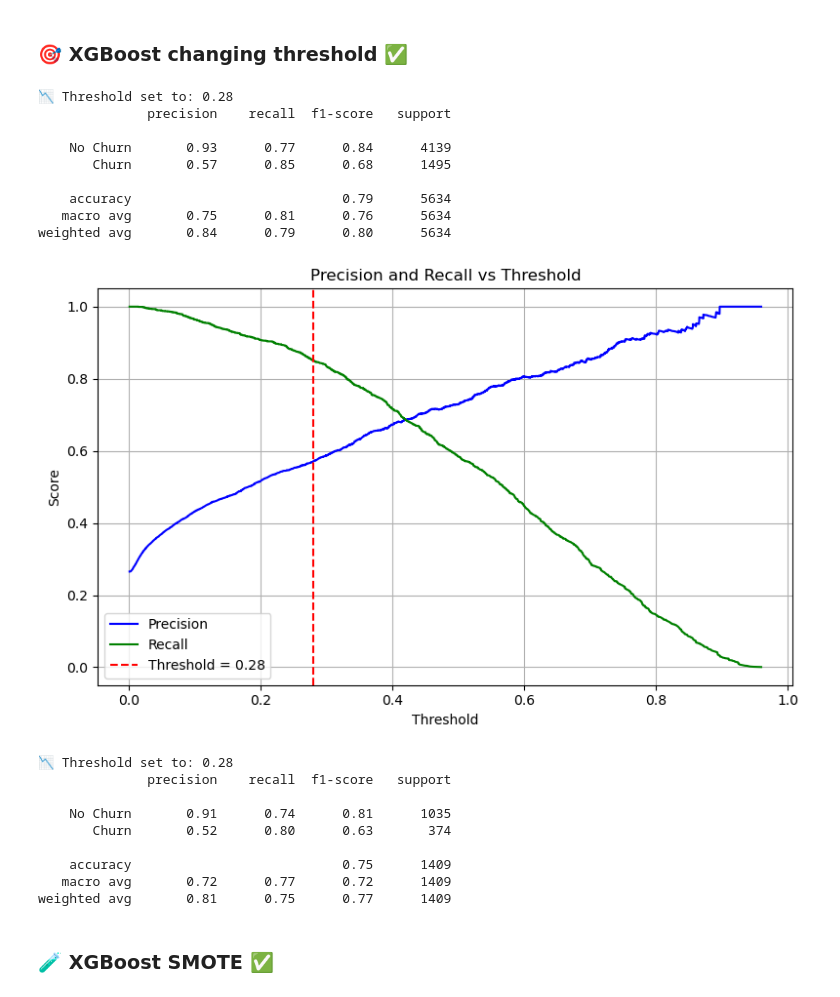
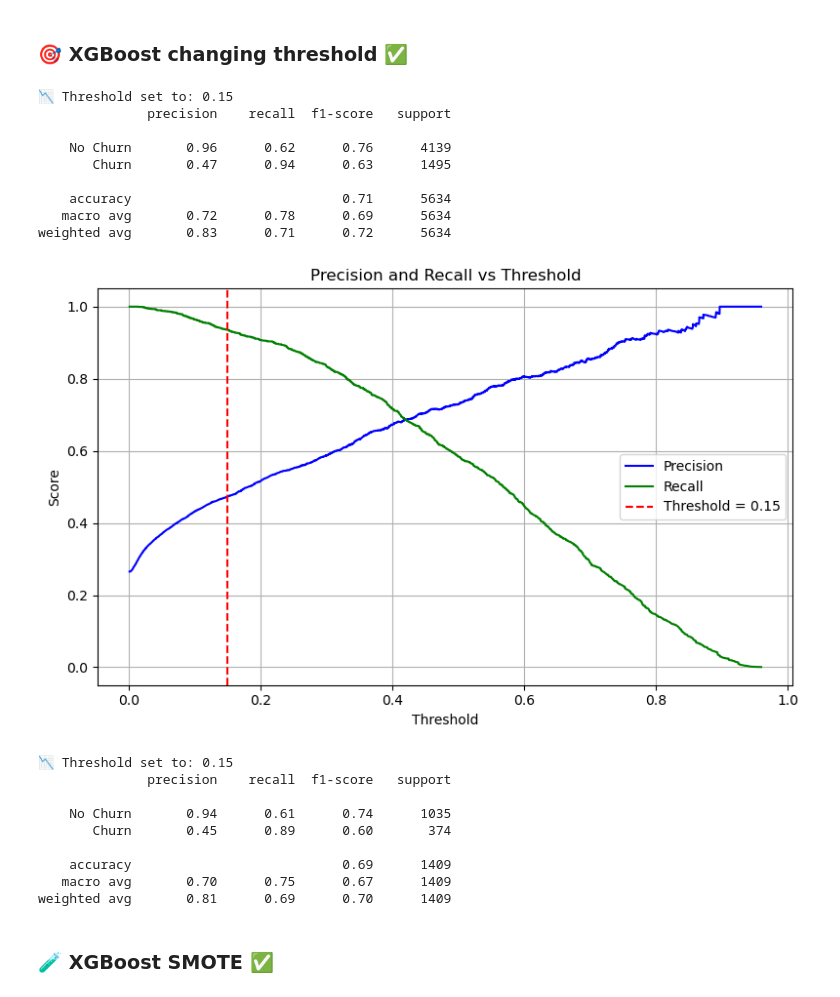
Before and after one commit to TajborBerry/career-next-step, a Jupyter notebook: customer_churn_prediction/notebooks/03_modeling.ipynb, the cells around one changed output. Saved outputs shown, nothing was run; the diff lists cells and outputs as text; code cells hidden in the pictures.

```diff
--- a/customer_churn_prediction/notebooks/03_modeling.ipynb
+++ b/customer_churn_prediction/notebooks/03_modeling.ipynb
@@ -705,52 +705,52 @@ Parameters: { "use_label_encoder" } are not used.
 # %%
 # 1. Get predicted probabilities for the positive class (Churn = 1)
 y_probs = best_xgb_model.predict_proba(X_train)[:, 1]
 
 # 2. Set custom threshold
-threshold = 0.28
+threshold = 0.15
 y_pred_threshold = (y_probs >= threshold).astype(int)
 
 # 3. Evaluate performance
 print(f"📉 Threshold set to: {threshold}")
 print(classification_report(y_train, y_pred_threshold, target_names=["No Churn", "Churn"]))
 
 # 4. (Optional) Plot Precision-Recall vs. Threshold curve
 precisions, recalls, thresholds = precision_recall_curve(y_train, y_probs)
 
 precision_recall_curve_draw(precisions, recalls, thresholds, threshold)
 # %% [output]
-📉 Threshold set to: 0.28
+📉 Threshold set to: 0.15
               precision    recall  f1-score   support
 
-    No Churn       0.93      0.77      0.84      4139
-       Churn       0.57      0.85      0.68      1495
+    No Churn       0.96      0.62      0.76      4139
+       Churn       0.47      0.94      0.63      1495
 
-    accuracy                           0.79      5634
-   macro avg       0.75      0.81      0.76      5634
-weighted avg       0.84      0.79      0.80      5634
+    accuracy                           0.71      5634
+   macro avg       0.72      0.78      0.69      5634
+weighted avg       0.83      0.71      0.72      5634
-[figure, old version]
+[figure, new version]
 # %%
 # Evaluate the threshold change on the test data
 # 1. Get predicted probabilities for the positive class (Churn = 1)
 y_probs = best_xgb_model.predict_proba(X_test)[:, 1]
 
 # 2. Set custom threshold
-threshold = 0.28 #After reading the graph
+threshold = 0.15 #After reading the graph
 y_pred_threshold = (y_probs >= threshold).astype(int)
 
 # 3. Evaluate performance
 print(f"📉 Threshold set to: {threshold}")
 print(classification_report(y_test, y_pred_threshold, target_names=["No Churn", "Churn"]))
 # %% [output]
-📉 Threshold set to: 0.28
+📉 Threshold set to: 0.15
               precision    recall  f1-score   support
 
-    No Churn       0.91      0.74      0.81      1035
-       Churn       0.52      0.80      0.63       374
+    No Churn       0.94      0.61      0.74      1035
+       Churn       0.45      0.89      0.60       374
 
-    accuracy                           0.75      1409
-   macro avg       0.72      0.77      0.72      1409
-weighted avg       0.81      0.75      0.77      1409
+    accuracy                           0.69      1409
+   macro avg       0.70      0.75      0.67      1409
+weighted avg       0.81      0.69      0.70      1409
 # %% [markdown]
 ### 🧪 XGBoost SMOTE ✅
 # %%
```
Also changed, not shown: parts of 4 cells of this notebook.
